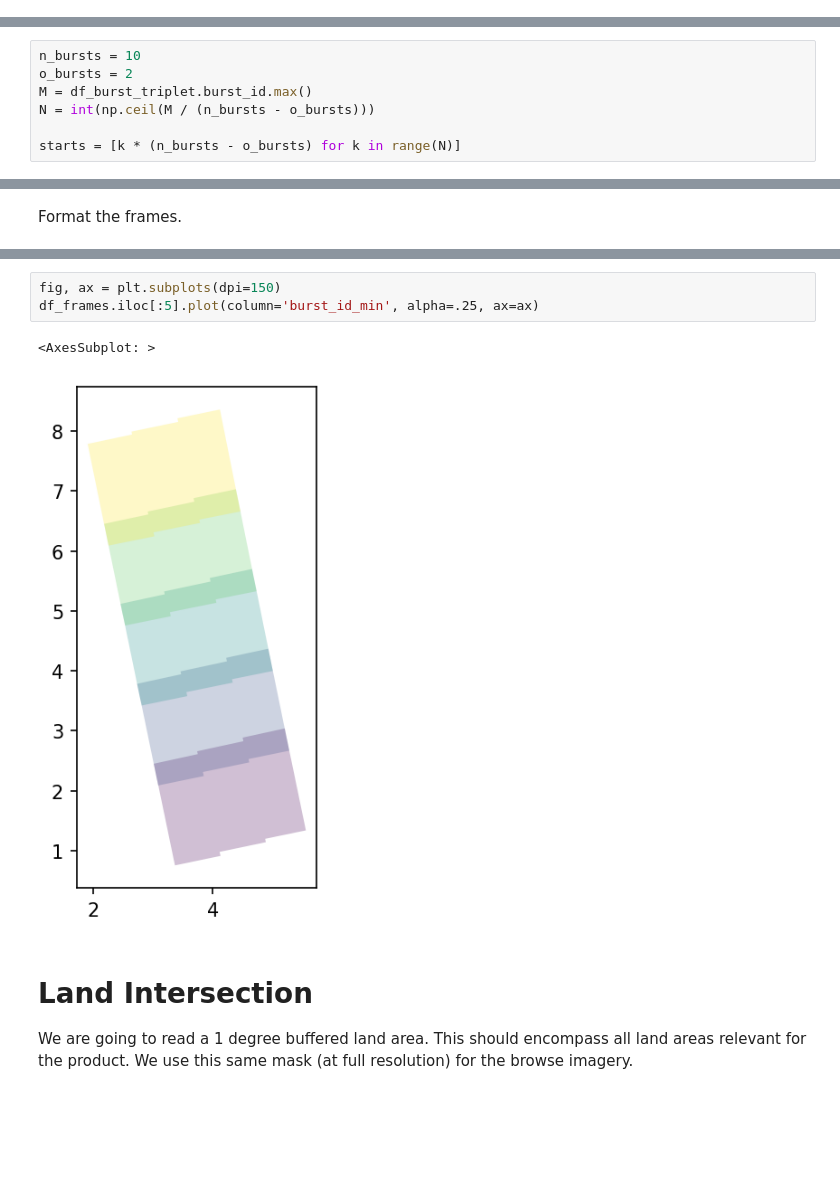
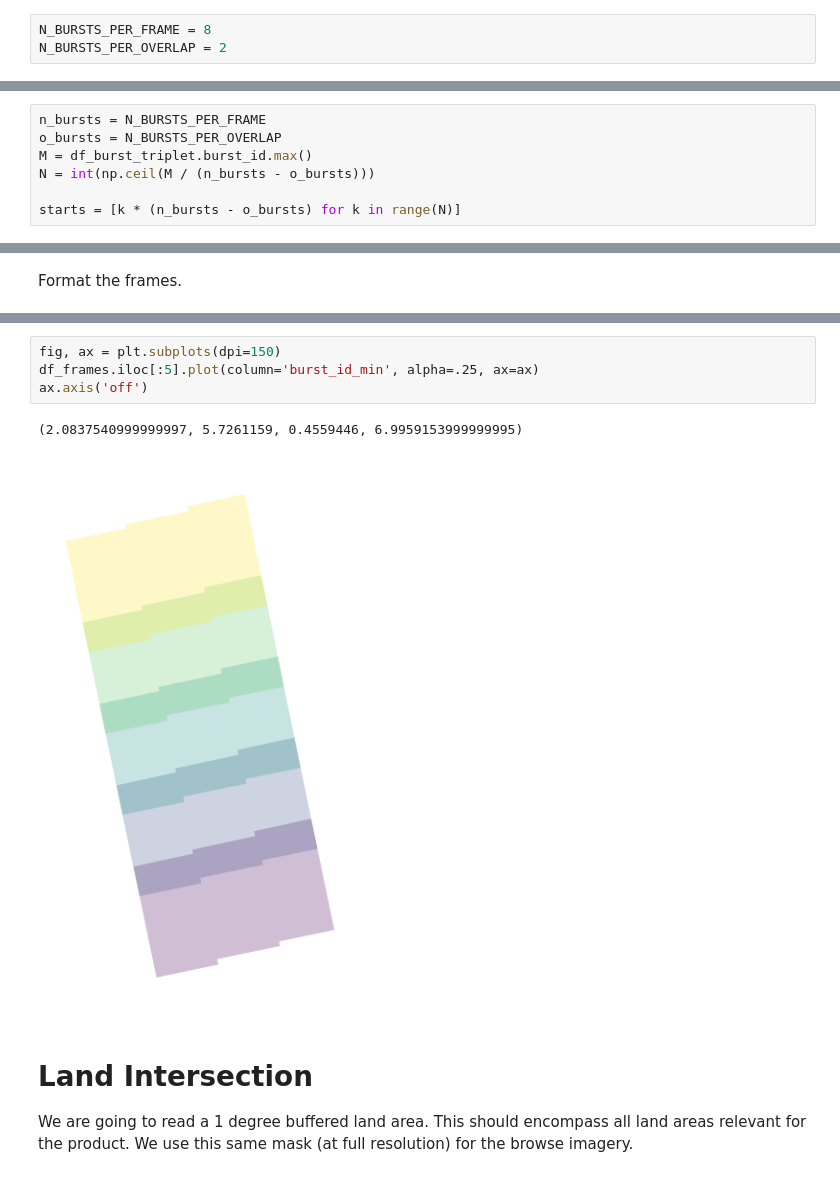
Before and after one commit to ACCESS-Cloud-Based-InSAR/s1-frame-generation, a Jupyter notebook: 1 Generate Frames from S1-bursts.ipynb, the cells around one changed output, grey strips where cells are left out. Cells and saved outputs as stored; diff of their text form; blank space fills up the shorter version.

```diff
--- a/1 Generate Frames from S1-bursts.ipynb
+++ b/1 Generate Frames from S1-bursts.ipynb
@@ -19,3 +21,6 @@ import warnings
+# %%
+N_BURSTS_PER_FRAME = 8
+N_BURSTS_PER_OVERLAP = 2
 # %% [markdown]
 # Read Burst Data
 
@@ -108,8 +113,8 @@ df_burst_triplet.head()
 | 3 | 4 | POLYGON Z ((4.02501 1.41172 0.000... | 10 | 12 | 1 | ASCENDING |
 | 4 | 5 | POLYGON Z ((3.99020 1.57841 0.000... | 13 | 15 | 1 | ASCENDING |
 # %%
-n_bursts = 10
-o_bursts = 2
+n_bursts = N_BURSTS_PER_FRAME
+o_bursts = N_BURSTS_PER_OVERLAP
 M = df_burst_triplet.burst_id.max()
 N = int(np.ceil(M / (n_bursts - o_bursts)))
 
@@ -171,9 +181,10 @@ df_frames.head()
 # %%
 fig, ax = plt.subplots(dpi=150)
 df_frames.iloc[:5].plot(column='burst_id_min', alpha=.25, ax=ax)
+ax.axis('off')
 # %% [output]
-<AxesSubplot: >
+(2.0837540999999997, 5.7261159, 0.4559446, 6.9959153999999995)
-[figure, old version]
+[figure, new version]
 # %% [markdown]
 # Land Intersection
 
```
Also changed, not shown: parts of 16 cells of this notebook, 1 other file.
